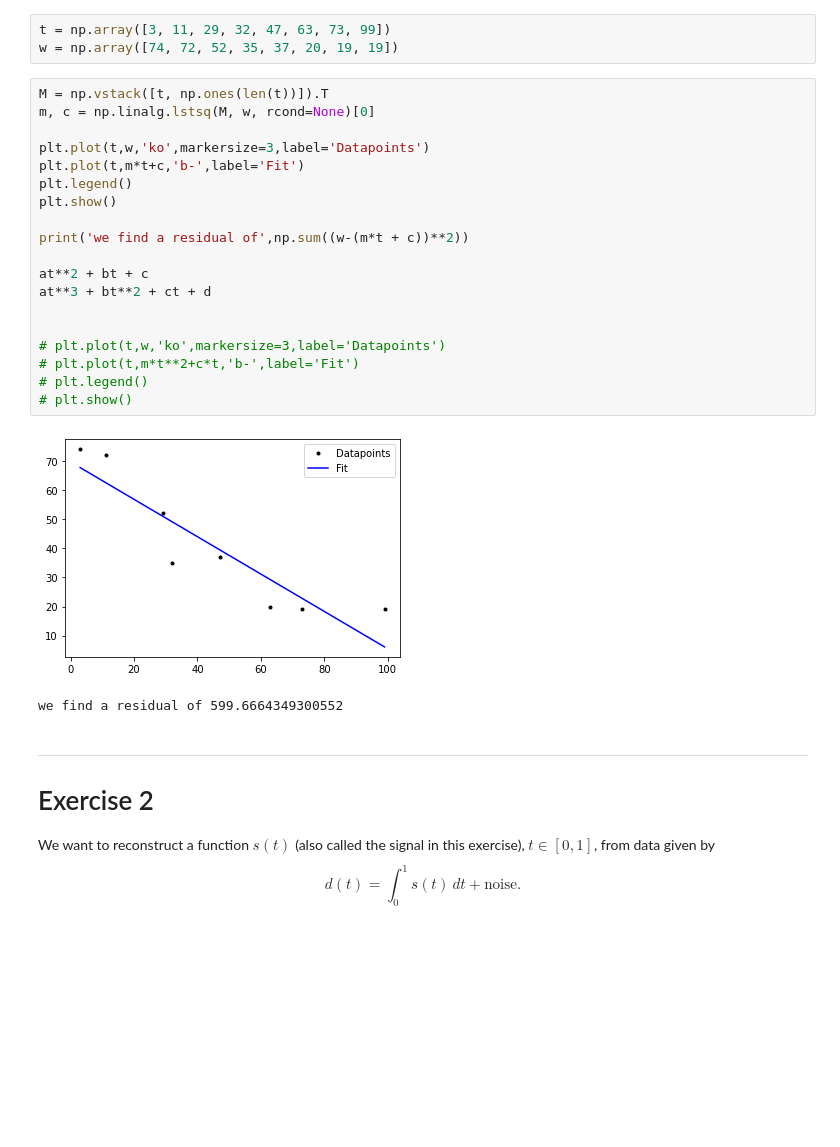
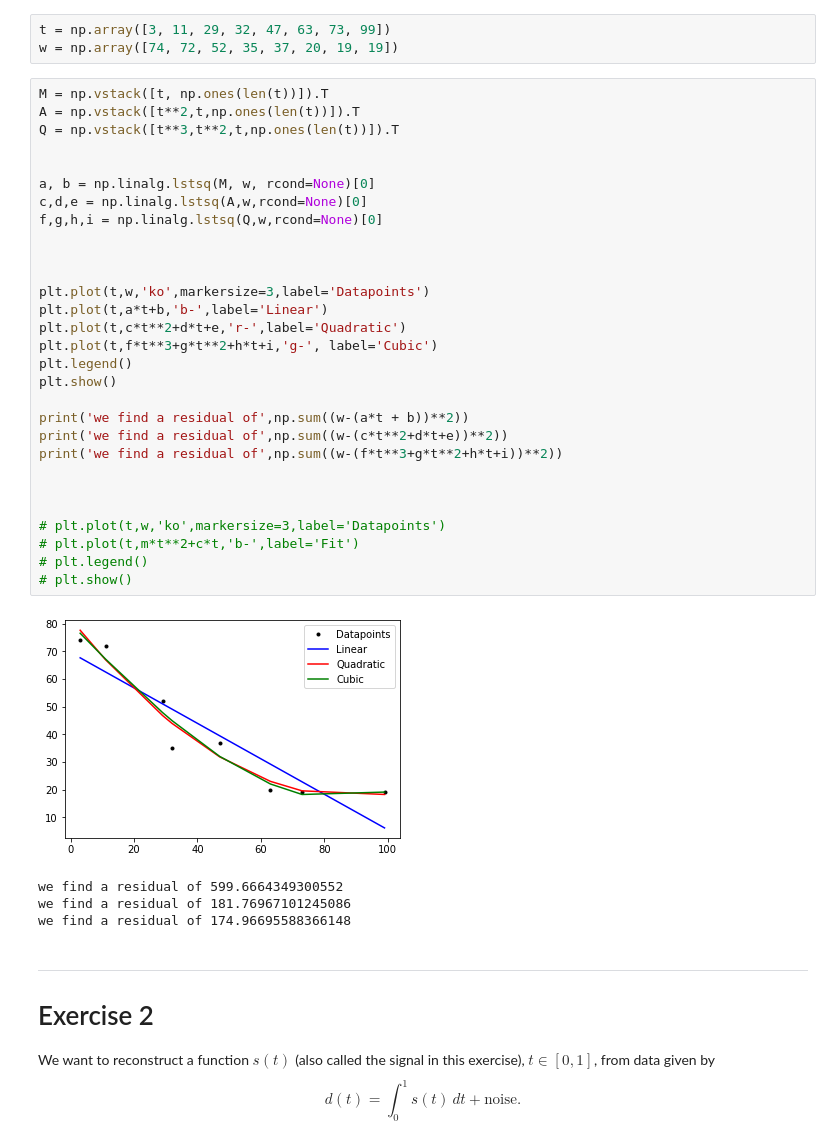
Before and after one commit to JaccovanWijk/NAHomework, a Jupyter notebook: Homework 3/Flo.ipynb, the cells around one changed output. Saved outputs shown, nothing was run; the diff lists cells and outputs as text; blank space fills up the shorter version.

```diff
--- a/Homework 3/Flo.ipynb
+++ b/Homework 3/Flo.ipynb
@@ -16,26 +16,38 @@ t = np.array([3, 11, 29, 32, 47, 63, 73, 99])
 w = np.array([74, 72, 52, 35, 37, 20, 19, 19])
 # %%
 M = np.vstack([t, np.ones(len(t))]).T
-m, c = np.linalg.lstsq(M, w, rcond=None)[0]
+A = np.vstack([t**2,t,np.ones(len(t))]).T
+Q = np.vstack([t**3,t**2,t,np.ones(len(t))]).T
+
+
+a, b = np.linalg.lstsq(M, w, rcond=None)[0]
+c,d,e = np.linalg.lstsq(A,w,rcond=None)[0]
+f,g,h,i = np.linalg.lstsq(Q,w,rcond=None)[0]
+
+
 
 plt.plot(t,w,'ko',markersize=3,label='Datapoints')
-plt.plot(t,m*t+c,'b-',label='Fit')
+plt.plot(t,a*t+b,'b-',label='Linear')
+plt.plot(t,c*t**2+d*t+e,'r-',label='Quadratic')
+plt.plot(t,f*t**3+g*t**2+h*t+i,'g-', label='Cubic')
 plt.legend()
 plt.show()
 
-print('we find a residual of',np.sum((w-(m*t + c))**2))
+print('we find a residual of',np.sum((w-(a*t + b))**2))
+print('we find a residual of',np.sum((w-(c*t**2+d*t+e))**2))
+print('we find a residual of',np.sum((w-(f*t**3+g*t**2+h*t+i))**2))
 
-at**2 + bt + c
-at**3 + bt**2 + ct + d
 
 
 # plt.plot(t,w,'ko',markersize=3,label='Datapoints')
 # plt.plot(t,m*t**2+c*t,'b-',label='Fit')
 # plt.legend()
 # plt.show()
 # %% [output]
-[figure, old version]
+[figure, new version]
 we find a residual of 599.6664349300552
+we find a residual of 181.76967101245086
+we find a residual of 174.96695588366148
 # %% [markdown]
 -----
 # Exercise 2
```
Also changed, not shown: parts of 6 cells of this notebook.
